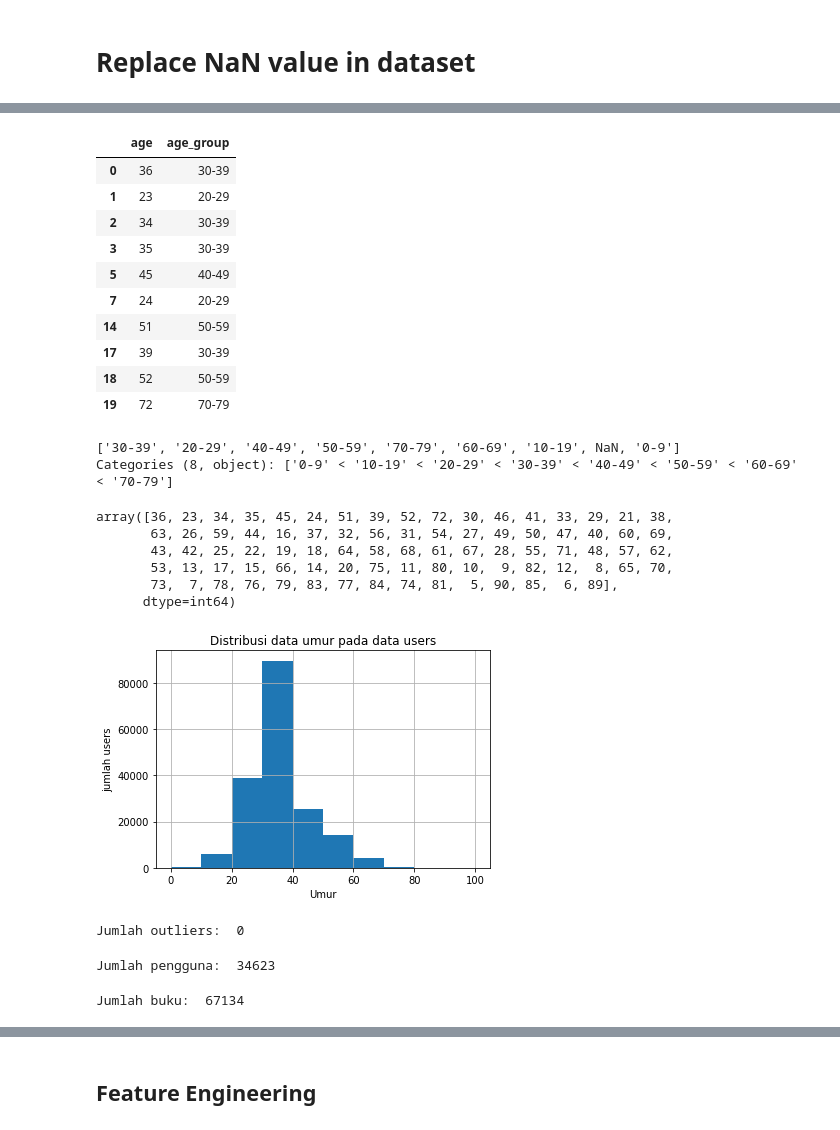
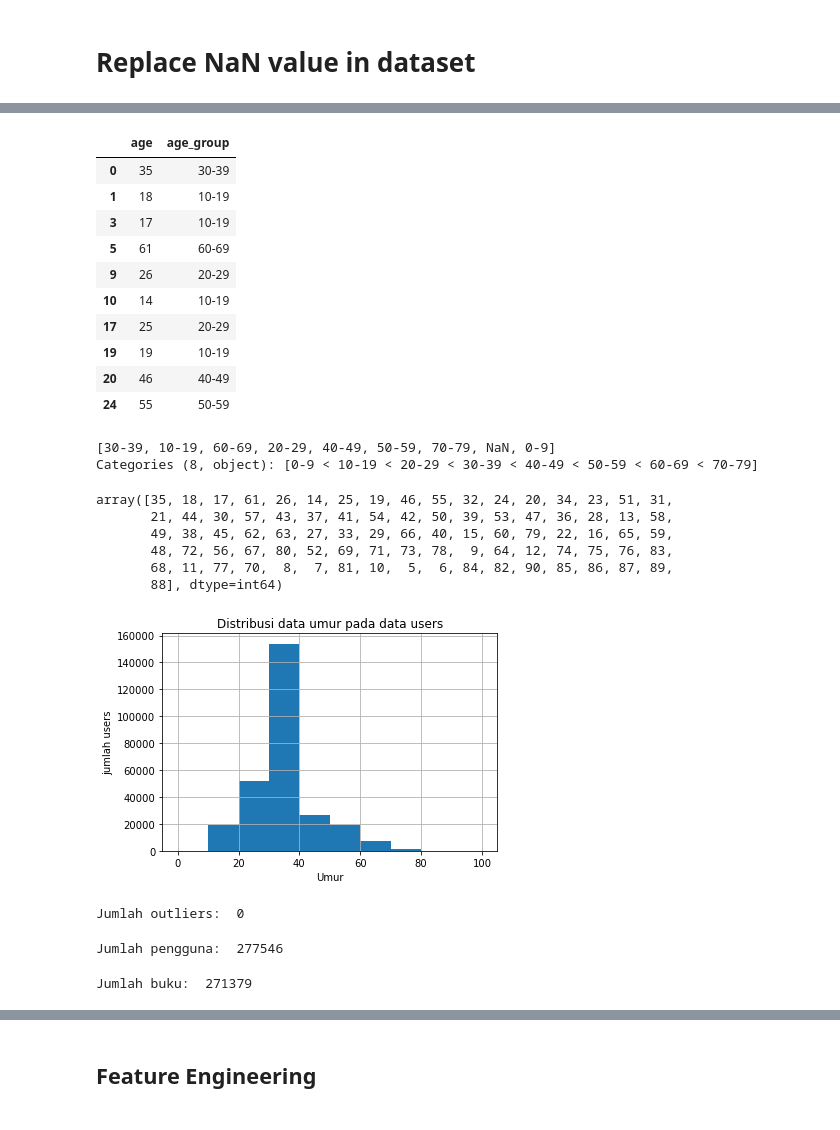
Before and after one commit to evifannybadiz13/market-basket-analysis-in-book-recommendation-based-on-age, a Jupyter notebook: Market Basket Analysis in Book Recommendation Recommendation Based on Age_Evaluation.ipynb, the cells around one changed output, grey strips where cells are left out. Cells and saved outputs as stored; diff of their text form; code cells hidden in the pictures.

```diff
--- a/Market Basket Analysis in Book Recommendation Recommendation Based on Age_Evaluation.ipynb
+++ b/Market Basket Analysis in Book Recommendation Recommendation Based on Age_Evaluation.ipynb
@@ -14,11 +14,10 @@ import seaborn as sns
 import sklearn
 import warnings; warnings.simplefilter('ignore')
 
-
 #Load dataset from bookcrossing
-users = pd.read_csv("D:/MATA KULIAH/SEMESTER 7/PD_DAMI/Proyek/Data set/BX/BX-Users.csv", names=['User-ID', 'Location', 'Age'], encoding='latin-1', skiprows=1)
-books = pd.read_csv("D:/MATA KULIAH/SEMESTER 7/PD_DAMI/Proyek/Data set/BX/BX-Books.csv", names=['ISBN', 'Book-Title' ,'Book-Author','Year-Of-Publication', 'Publisher', 'Image-Url-S', 'Image-Url-M', 'Image-Url-L'], encoding='latin-1', skiprows=1)
-ratings = pd.read_csv("D:/MATA KULIAH/SEMESTER 7/PD_DAMI/Proyek/Data set/BX/BX-Book-Ratings.csv", names=['User-ID', 'ISBN', 'Book-Rating'], encoding='latin-1', skiprows=1)
+users = pd.read_csv("./BX-Users.csv", names=['UserID', 'Location', 'Age'], encoding='latin-1', skiprows=1)
+books = pd.read_csv("./BX-Books.csv", names=['ISBN', 'Book_Title' ,'Book_Author','YearOfPublication', 'Publisher', 'Image-Url-S', 'Image-Url-M', 'Image-Url-L'], encoding='latin-1', skiprows=1)
+ratings = pd.read_csv("./BX-Book-Ratings.csv", names=['UserID', 'ISBN', 'Book_Rating'], encoding='latin-1', skiprows=1)
 # %%
 #Print users header
 users.head()
@@ -139,3 +103,5 @@ data.head()
 # %%
 #update all capital alphabet in dataset to lowercase and replace - with _
-data.columns= data.columns.str.lower().str.replace('-', '_')
+books.columns= books.columns.str.lower().str.replace('-', '_')
+users.columns= users.columns.str.lower().str.replace('-', '_')
+ratings.columns= ratings.columns.str.lower().str.replace('-', '_')
@@ -279,49 +248,49 @@ missing_data['Pesentase Missing Data'] = missing_data['Pesentase Missing Data'].
 # %%
 #replace age >90 and age<5 in users data with nan
-data.loc[(data['age'] > 90) | (data['age'] < 5)] = np.nan
+users.loc[(users['age'] > 90) | (users['age'] < 5)] = np.nan
 #fill nan value with mean of age
-data['age'].fillna((data['age'].mean()), inplace=True)
-data['age']= data['age'].astype('int64')
+users['age'].fillna((users['age'].mean()), inplace=True)
+users['age']= users['age'].astype('int64')
 #Binning users into age groups using pandas.cut
 labels = ['0-9', '10-19', '20-29', '30-39', '40-49', '50-59', '60-69', '70-79']
-data['age_group'] = pd.cut(data.age, range(0, 81, 10), right=False, labels=labels)
-data[['age', 'age_group']].drop_duplicates()[:10]
+users['age_group'] = pd.cut(users.age, range(0, 81, 10), right=False, labels=labels)
+users[['age', 'age_group']].drop_duplicates()[:10]
 # %% [output]
 |  | age | age_group |
-| 0 | 36 | 30-39 |
-| 1 | 23 | 20-29 |
-| 2 | 34 | 30-39 |
-| 3 | 35 | 30-39 |
-| 5 | 45 | 40-49 |
-| 7 | 24 | 20-29 |
-| 14 | 51 | 50-59 |
-| 17 | 39 | 30-39 |
-| 18 | 52 | 50-59 |
-| 19 | 72 | 70-79 |
+| 0 | 35 | 30-39 |
+| 1 | 18 | 10-19 |
+| 3 | 17 | 10-19 |
+| 5 | 61 | 60-69 |
+| 9 | 26 | 20-29 |
+| 10 | 14 | 10-19 |
+| 17 | 25 | 20-29 |
+| 19 | 19 | 10-19 |
+| 20 | 46 | 40-49 |
+| 24 | 55 | 50-59 |
 # %%
-data['age_group'].unique()
+users['age_group'].unique()
 # %% [output]
-['30-39', '20-29', '40-49', '50-59', '70-79', '60-69', '10-19', NaN, '0-9']
-Categories (8, object): ['0-9' < '10-19' < '20-29' < '30-39' < '40-49' < '50-59' < '60-69' < '70-79']
+[30-39, 10-19, 60-69, 20-29, 40-49, 50-59, 70-79, NaN, 0-9]
+Categories (8, object): [0-9 < 10-19 < 20-29 < 30-39 < 40-49 < 50-59 < 60-69 < 70-79]
 # %%
 #check unique value of age in users dataset
-data['age'].unique()
+users['age'].unique()
 # %% [output]
-array([36, 23, 34, 35, 45, 24, 51, 39, 52, 72, 30, 46, 41, 33, 29, 21, 38,
-       63, 26, 59, 44, 16, 37, 32, 56, 31, 54, 27, 49, 50, 47, 40, 60, 69,
-       43, 42, 25, 22, 19, 18, 64, 58, 68, 61, 67, 28, 55, 71, 48, 57, 62,
-       53, 13, 17, 15, 66, 14, 20, 75, 11, 80, 10,  9, 82, 12,  8, 65, 70,
-       73,  7, 78, 76, 79, 83, 77, 84, 74, 81,  5, 90, 85,  6, 89],
-      dtype=int64)
+array([35, 18, 17, 61, 26, 14, 25, 19, 46, 55, 32, 24, 20, 34, 23, 51, 31,
+       21, 44, 30, 57, 43, 37, 41, 54, 42, 50, 39, 53, 47, 36, 28, 13, 58,
+       49, 38, 45, 62, 63, 27, 33, 29, 66, 40, 15, 60, 79, 22, 16, 65, 59,
+       48, 72, 56, 67, 80, 52, 69, 71, 73, 78,  9, 64, 12, 74, 75, 76, 83,
+       68, 11, 77, 70,  8,  7, 81, 10,  5,  6, 84, 82, 90, 85, 86, 87, 89,
+       88], dtype=int64)
 # %%
 #create plot of age distribution
-data.age.hist(bins=[0, 10, 20, 30, 40, 50, 60, 70, 80, 90, 100])
+users.age.hist(bins=[0, 10, 20, 30, 40, 50, 60, 70, 80, 90, 100])
 plt.title('Distribusi data umur pada data users')
 plt.xlabel('Umur')
 plt.ylabel('jumlah users')
 plt.savefig('age_dist.png', bbox_inches='tight')
 plt.show()
 # %% [output]
-[figure, old version]
+[figure, new version]
 # %%
 #check outliers of age value in users data
@@ -330,13 +299,13 @@ print('Jumlah outliers: ', sum(data['age'] > 100))
 Jumlah outliers:  0
 # %%
 #check unique value of userid in users data
-print('Jumlah pengguna: ',data['user_id'].nunique())
+print('Jumlah pengguna: ',users['userid'].nunique())
 # %% [output]
-Jumlah pengguna:  34623
+Jumlah pengguna:  277546
 # %%
 #check unique value of isbn in books data
-print('Jumlah buku: ', data['isbn'].nunique())
+print('Jumlah buku: ', books['isbn'].nunique())
 # %% [output]
-Jumlah buku:  67134
+Jumlah buku:  271379
 # %%
 #select data ISBN in books and merge with ratings
```
Also changed, not shown: parts of 101 cells of this notebook.
